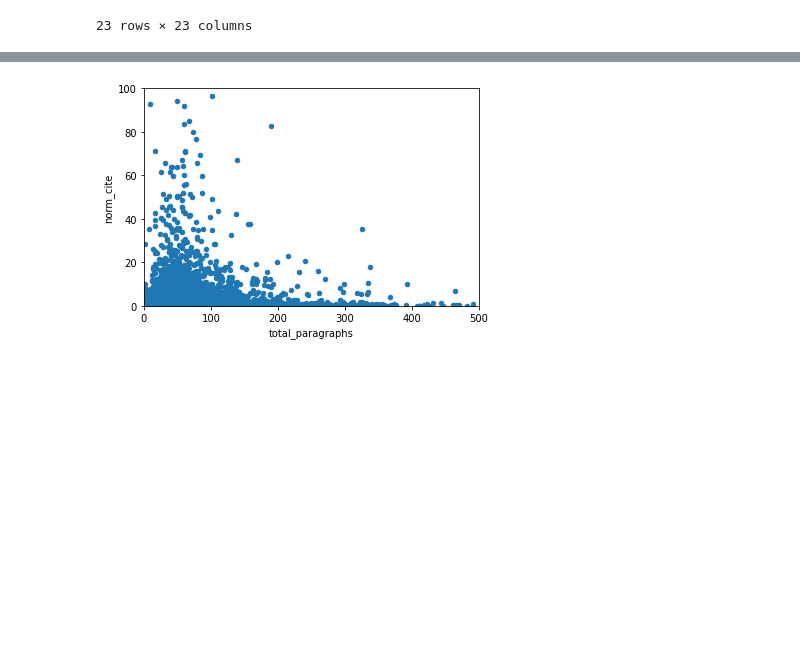
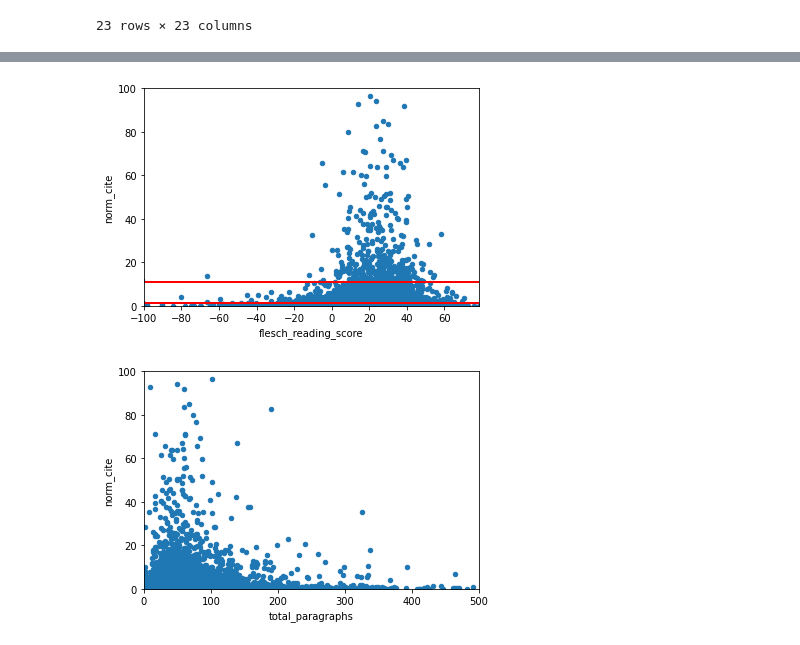
Before and after one commit to qiushuo222/c733-data-collection, a Jupyter notebook: data_analysis.ipynb, the cells around one changed output, grey strips where cells are left out. Cells and saved outputs as stored; diff of their text form; code cells hidden in the pictures; blank space fills up the shorter version.

```diff
--- a/data_analysis.ipynb
+++ b/data_analysis.ipynb
@@ -146,3 +230,13 @@ plt.savefig('fig/flesch_reading_score_vs_norm_cite')
+# %%
+
+high=df_clean['norm_cite'].quantile(0.99)
+low=df_clean['norm_cite'].quantile(0.90)
+ax = df_clean.plot.scatter(x='flesch_reading_score', y='norm_cite', xlim=(-100, df_clean['flesch_reading_score'].max()), ylim=ylim_norm_cite)
+ax.hlines(y=high, xmin=df_clean['flesch_reading_score'].min(), xmax=df_clean['flesch_reading_score'].max(), linewidth=2, color='r')
+ax.hlines(y=low, xmin=df_clean['flesch_reading_score'].min(), xmax=df_clean['flesch_reading_score'].max(), linewidth=2, color='r')
+plt.savefig('fig/flesch_reading_score_vs_norm_cite')
+# %% [output]
+[figure, added]
 # %%
 df_clean.plot.scatter(x='total_paragraphs', y='norm_cite', xlim=(0, 500), ylim=ylim_norm_cite)
 plt.savefig('fig/total_paragraphs_vs_norm_cite')
```
Also changed, not shown: parts of 7 cells of this notebook.
